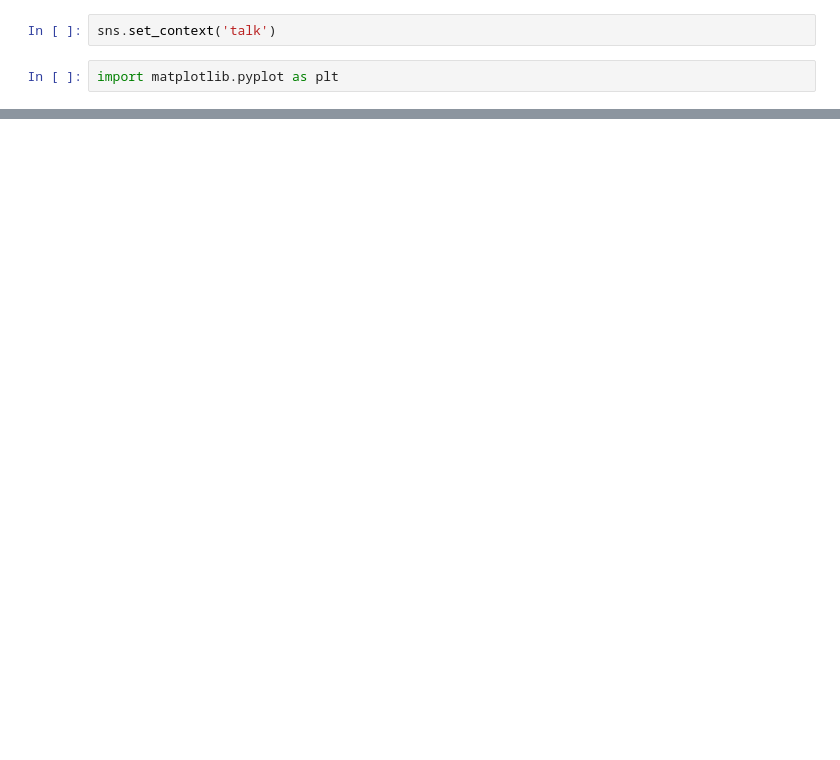
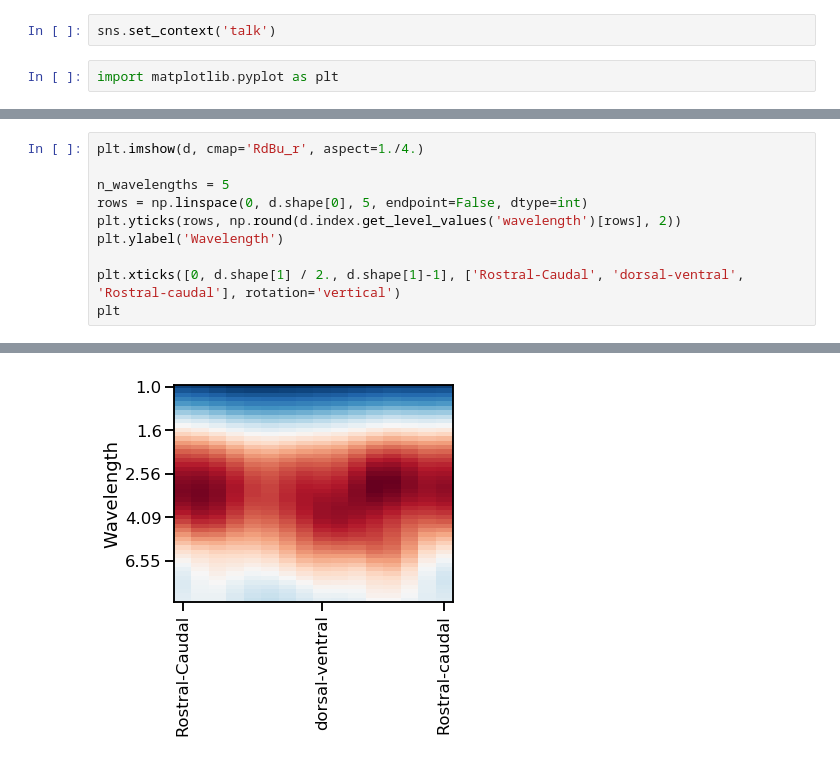
Before and after one commit to VU-Cog-Sci/odc_mapping, a Jupyter notebook: analysis/notebooks/Analyze spatial frequency on surface.ipynb, the cells around one changed output, grey strips where cells are left out. Drawn from its saved outputs; the diff is of its cells as text; blank space fills up the shorter version.

```diff
--- a/analysis/notebooks/Analyze spatial frequency on surface.ipynb
+++ b/analysis/notebooks/Analyze spatial frequency on surface.ipynb
@@ -217,0 +170,11 @@ plt.savefig('/data/odc/figures/sf_histogram.pdf', transparent=True)
+# %%
+plt.imshow(d, cmap='RdBu_r', aspect=1./4.)
+
+n_wavelengths = 5
+rows = np.linspace(0, d.shape[0], 5, endpoint=False, dtype=int)
+plt.yticks(rows, np.round(d.index.get_level_values('wavelength')[rows], 2))
+plt.ylabel('Wavelength')
+
+plt.xticks([0, d.shape[1] / 2., d.shape[1]-1], ['Rostral-Caudal', 'dorsal-ventral', 'Rostral-caudal'], rotation='vertical')
+plt
+# %% [output]
@@ -217,0 +182 @@ plt.savefig('/data/odc/figures/sf_histogram.pdf', transparent=True)
+[figure, added]
```
Also changed, not shown: parts of 30 cells of this notebook, 1 other file.
